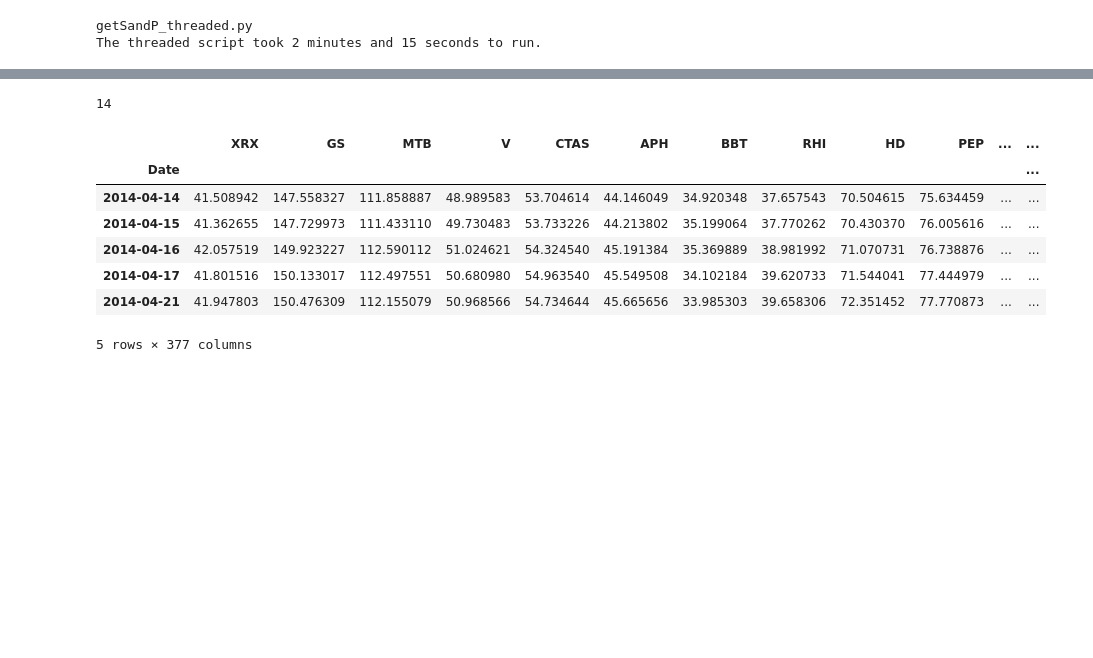
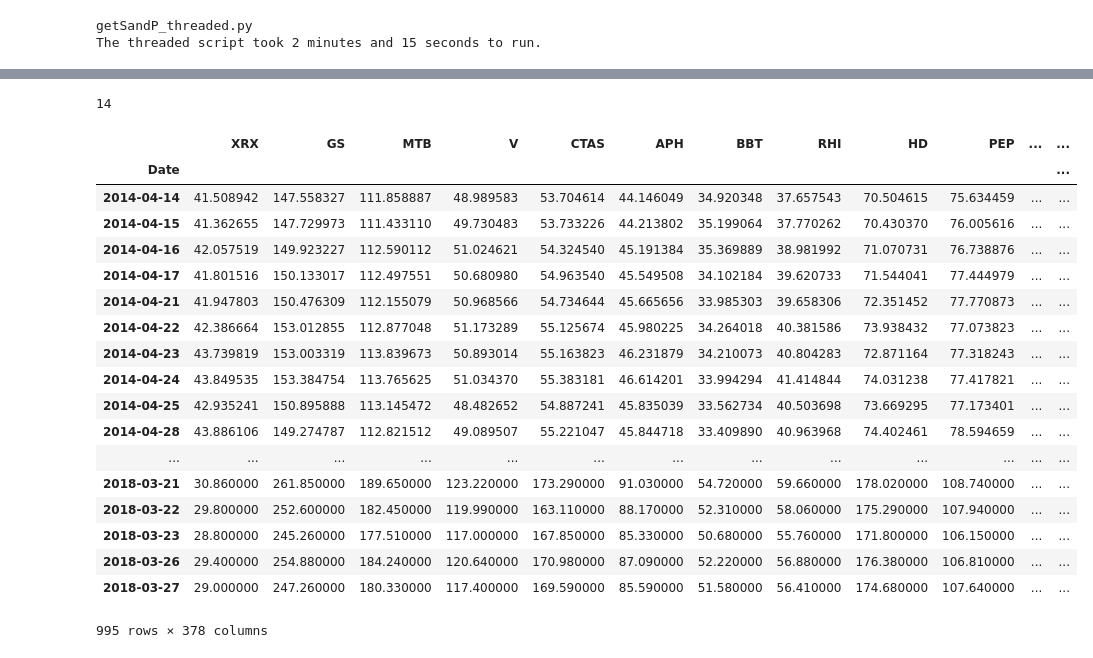
Before and after one commit to songzhm/arbitraryElasticNet, a Jupyter notebook: sandp500/scrape_most_recent_sp500_ constituents.ipynb, the cells around one changed output, grey strips where cells are left out. Drawn from its saved outputs; the diff is of its cells as text; code cells hidden in the pictures; blank space fills up the shorter version.

Commit message:
adding sp500 index pct

```diff
--- a/sandp500/scrape_most_recent_sp500_ constituents.ipynb
+++ b/sandp500/scrape_most_recent_sp500_ constituents.ipynb
@@ -71,0 +92,3 @@ The threaded script took 2 minutes and 15 seconds to run.
+# %%
+sp500inx = sp500inx.reset_index(drop=True)
+sp500inx.head()
@@ -72,18 +108,20 @@ The threaded script took 2 minutes and 15 seconds to run.
 # %%
 import glob
-csv_files = glob.glob('*_data.csv')
+csv_files = glob.glob('individual_stocks/*_data.csv')
 file = csv_files[0]
+stock_name = file.split('/')[1].split('_')[:-1]
+stock_name = '_'.join(stock_name)
 df= pd.read_csv(csv_files[0])[['Date', 'Adj. Close']]
-df.columns = ['Date', file.split('_')[0]]
+df.columns = ['Date', stock_name]
 for f in csv_files[1:]:
 #     df = pd.merge(df, pd.read_csv(f)[['Date', 'Adj. Close']], how='inner', on='Date')
 #     print(df.shape)
     df_ = pd.read_csv(f)[['Date', 'Adj. Close']]
-    df_.columns = ['Date', f.split('_')[0]]
+    stock_name = f.split('/')[1].split('_')[:-1]
+    stock_name = '_'.join(stock_name)
+    df_.columns = ['Date', stock_name]
     if df_.shape[0]>=990:
         df = pd.merge(df, df_, how='left', on='Date')
     else:
         print('skip {} as the shape of the data is ({}, {}), which is less that 995 data point'.format(f.split('_')[0], df_.shape[0], df_.shape[1]))
-
-df = df.set_index('Date')
 # %% [output]
@@ -103,16 +141,34 @@ skip BKNG as the shape of the data is (14, 2), which is less that 995 data point
+# %%
+# df.Date[0]
+df['Date'] = pd.to_datetime(df['Date'], format='%Y-%m-%d')
+df['Date'] = df['Date'].dt.date
+# %%
+df = pd.merge(df, sp500inx, how='inner', on='Date')
+df = df.set_index('Date')
 # %%
 print(df.isnull().values.sum())
-df.head()
+df
 # %% [output]
 14
 |  | XRX | GS | MTB | V | CTAS | APH | BBT | RHI | HD | PEP | ... | ... |
 | Date |  |  |  |  |  |  |  |  |  |  |  | ... |
 | 2014-04-14 | 41.508942 | 147.558327 | 111.858887 | 48.989583 | 53.704614 | 44.146049 | 34.920348 | 37.657543 | 70.504615 | 75.634459 | ... | ... |
 | 2014-04-15 | 41.362655 | 147.729973 | 111.433110 | 49.730483 | 53.733226 | 44.213802 | 35.199064 | 37.770262 | 70.430370 | 76.005616 | ... | ... |
 | 2014-04-16 | 42.057519 | 149.923227 | 112.590112 | 51.024621 | 54.324540 | 45.191384 | 35.369889 | 38.981992 | 71.070731 | 76.738876 | ... | ... |
 | 2014-04-17 | 41.801516 | 150.133017 | 112.497551 | 50.680980 | 54.963540 | 45.549508 | 34.102184 | 39.620733 | 71.544041 | 77.444979 | ... | ... |
 | 2014-04-21 | 41.947803 | 150.476309 | 112.155079 | 50.968566 | 54.734644 | 45.665656 | 33.985303 | 39.658306 | 72.351452 | 77.770873 | ... | ... |
+| 2014-04-22 | 42.386664 | 153.012855 | 112.877048 | 51.173289 | 55.125674 | 45.980225 | 34.264018 | 40.381586 | 73.938432 | 77.073823 | ... | ... |
+| 2014-04-23 | 43.739819 | 153.003319 | 113.839673 | 50.893014 | 55.163823 | 46.231879 | 34.210073 | 40.804283 | 72.871164 | 77.318243 | ... | ... |
+| 2014-04-24 | 43.849535 | 153.384754 | 113.765625 | 51.034370 | 55.383181 | 46.614201 | 33.994294 | 41.414844 | 74.031238 | 77.417821 | ... | ... |
+| 2014-04-25 | 42.935241 | 150.895888 | 113.145472 | 48.482652 | 54.887241 | 45.835039 | 33.562734 | 40.503698 | 73.669295 | 77.173401 | ... | ... |
+| 2014-04-28 | 43.886106 | 149.274787 | 112.821512 | 49.089507 | 55.221047 | 45.844718 | 33.409890 | 40.963968 | 74.402461 | 78.594659 | ... | ... |
+| ... | ... | ... | ... | ... | ... | ... | ... | ... | ... | ... | ... | ... |
+| 2018-03-21 | 30.860000 | 261.850000 | 189.650000 | 123.220000 | 173.290000 | 91.030000 | 54.720000 | 59.660000 | 178.020000 | 108.740000 | ... | ... |
+| 2018-03-22 | 29.800000 | 252.600000 | 182.450000 | 119.990000 | 163.110000 | 88.170000 | 52.310000 | 58.060000 | 175.290000 | 107.940000 | ... | ... |
+| 2018-03-23 | 28.800000 | 245.260000 | 177.510000 | 117.000000 | 167.850000 | 85.330000 | 50.680000 | 55.760000 | 171.800000 | 106.150000 | ... | ... |
+| 2018-03-26 | 29.400000 | 254.880000 | 184.240000 | 120.640000 | 170.980000 | 87.090000 | 52.220000 | 56.880000 | 176.380000 | 106.810000 | ... | ... |
+| 2018-03-27 | 29.000000 | 247.260000 | 180.330000 | 117.400000 | 169.590000 | 85.590000 | 51.580000 | 56.410000 | 174.680000 | 107.640000 | ... | ... |
-5 rows × 377 columns
+995 rows × 378 columns
 # %%
 pct_df = df.pct_change(fill_method='ffill')
 pct_df = pct_df.iloc[1:]
```
Also changed, not shown: parts of 9 cells of this notebook, 3 other files.
